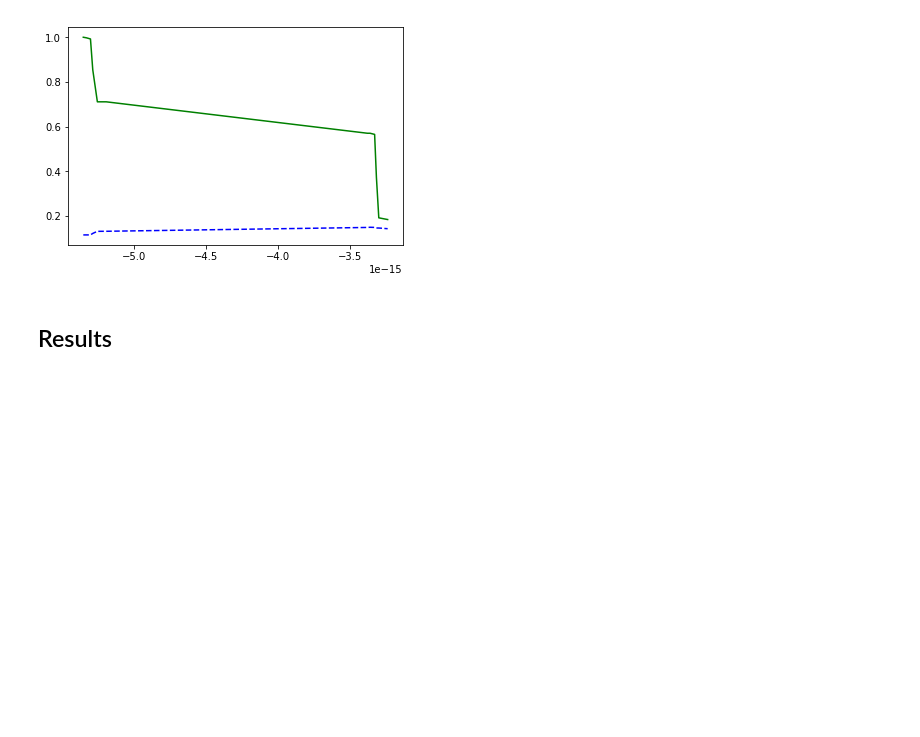
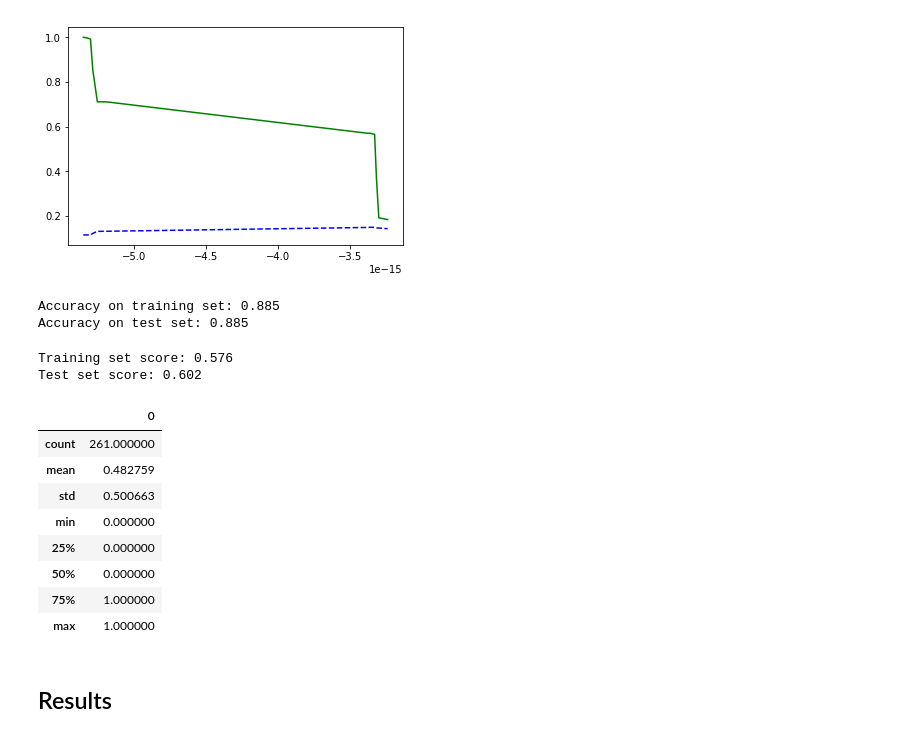
Before and after one commit to bstrain71/422_bank_marketing, a Jupyter notebook: Strain_Assignment2.ipynb, the cells around one changed output. Cells and saved outputs as stored; diff of their text form; code cells hidden in the pictures; blank space fills up the shorter version.

```diff
--- a/Strain_Assignment2.ipynb
+++ b/Strain_Assignment2.ipynb
@@ -220,5 +232,63 @@ plot_precision_recall_vs_threshold(precisions, recalls, thresholds)
 plt.show()
 # %% [output]
 [figure]
+# %%
+from sklearn.tree import DecisionTreeClassifier
+
+tree = DecisionTreeClassifier(random_state = 0)
+tree.fit(X_train, y_train)
+print("Accuracy on training set: {:.3f}".format(tree.score(X_train, y_train)))
+print("Accuracy on test set: {:.3f}".format(tree.score(X_test, y_test)))
+# %% [output]
+Accuracy on training set: 0.885
+Accuracy on test set: 0.885
+# %%
+# I am not really sure how to make this model more sensitive.
+# what if a bunch of zero entires were removed such that 1/3
+# of the entires were yes and 2/3 were 0? would the results be
+# acceptable?
+
+model_data_df = pd.DataFrame(model_data)
+
+yes = model_data[model_data[:,3] == 1,:]
+
+no = model_data[model_data[:,3] == 0,:]
+
+no.shape
+yes.shape
+
+trimmed_model_data = pd.concat([pd.DataFrame(yes),pd.DataFrame(no[0:521,:])])
+
+trimmed_model_data.shape
+
+trimmed_model_data = np.array(trimmed_model_data)
+
+
+X_train, X_test, y_train, y_test = train_test_split(
+  trimmed_model_data[:,0:2], trimmed_model_data[:,3],
+    stratify = trimmed_model_data[:,3], random_state=24601)
+
+
+logreg_trim = LogisticRegression(solver = 'lbfgs').fit(X_train, y_train)
+print("Training set score: {:.3f}".format(logreg_trim.score(X_train, y_train)))
+print("Test set score: {:.3f}".format(logreg_trim.score(X_test, y_test)))
+
+logreg_trim_predictions = pd.DataFrame(logreg_trim.predict(X_test))
+
+logreg_trim_predictions.describe()
+
+# OK I can get 60% accuracy if i use equal rows of yes and no?? total bs
+# %% [output]
+Training set score: 0.576
+Test set score: 0.602
+|  | 0 |
+| count | 261.000000 |
+| mean | 0.482759 |
+| std | 0.500663 |
+| min | 0.000000 |
+| 25% | 0.000000 |
+| 50% | 0.000000 |
+| 75% | 1.000000 |
+| max | 1.000000 |
 # %% [markdown]
 ## Results
```
Also changed, not shown: parts of 4 cells of this notebook.
